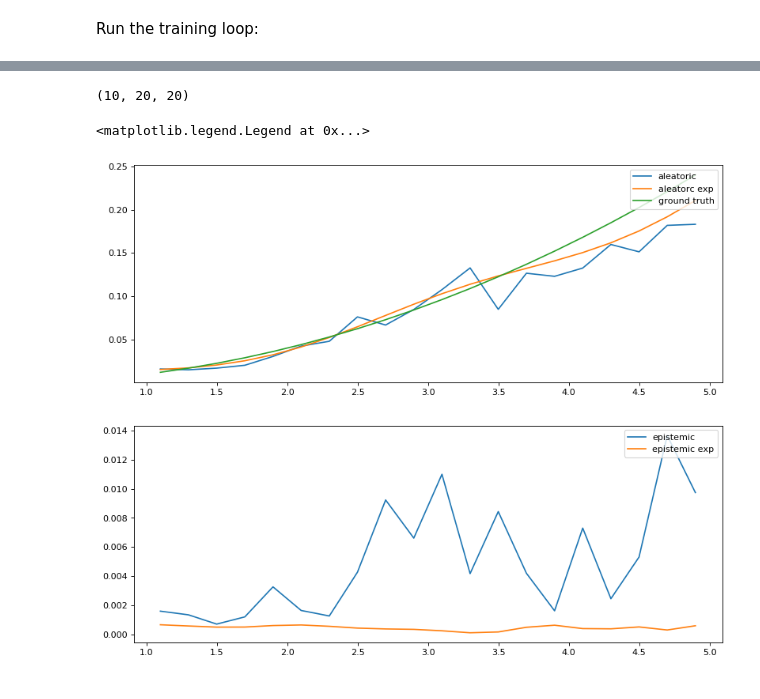
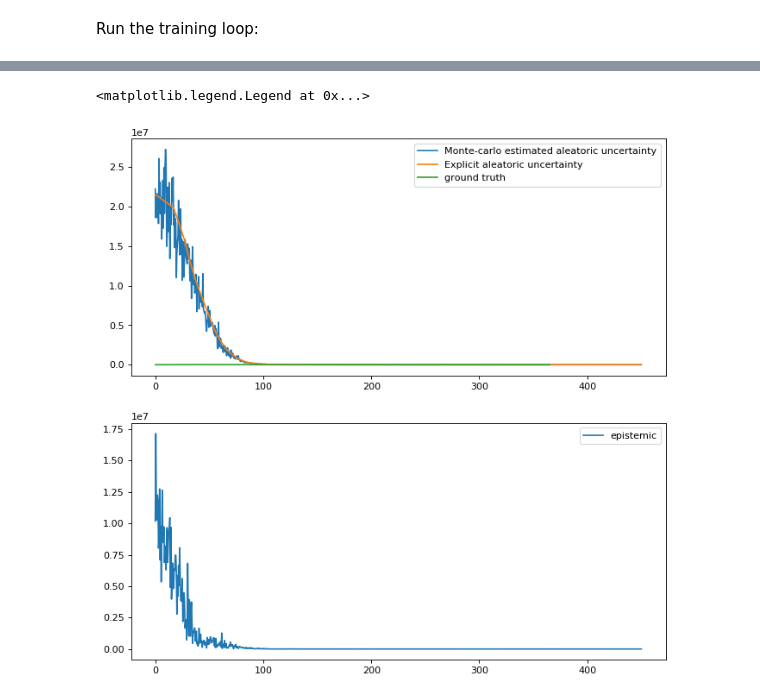
Before and after one commit to yardenas/ethz-safe-learning, a Jupyter notebook: development/model_sanity_check.ipynb, the cells around one changed output, grey strips where cells are left out. Cells and saved outputs as stored; diff of their text form; code cells hidden in the pictures.

```diff
--- a/development/model_sanity_check.ipynb
+++ b/development/model_sanity_check.ipynb
@@ -139,6 +109,7 @@ ax.legend()
 # %%
-pred = np.reshape(pred,
-                  (model.ensemble_size, n_particles, time.shape[0]))
-# # For more details on decomposition of uncertainties: http://proceedings.mlr.press/v80/depeweg18a/depeweg18a.pdf
-aleatoric_uncertainty = np.mean(np.std(pred, axis=1) ** 2, axis=0)
-epistemic_uncertainty = np.std(np.mean(pred, axis=1), axis=0) ** 2
+# For more details on decomposition of uncertainties: http://proceedings.mlr.press/v80/depeweg18a/depeweg18a.pdf
+preds = np.reshape(preds,
+                  (model.ensemble_size, n_particles, time_val.shape[0]))
+aleatoric_monte_carlo_uncertainty = np.mean(np.std(preds, axis=1) ** 2, axis=0)
+epistemic_monte_carlo_uncertainty = np.std(np.mean(preds, axis=1), axis=0) ** 2
+total_monte_carlo_uncertainty = aleatoric_monte_carlo_uncertainty + epistemic_monte_carlo_uncertainty
@@ -164,8 +132,0 @@ plt.show()
-# %%
-mus = np.reshape(mus,
-                  (model.ensemble_size, n_particles, time.shape[0]))
-sigmas = np.reshape(sigmas,
-                  (model.ensemble_size, n_particles, time.shape[0]))
-# # For more details on decomposition of uncertainties: http://proceedings.mlr.press/v80/depeweg18a/depeweg18a.pdf
-aleatoric_uncertainty = np.mean(sigmas ** 2, axis=(1, 0))
-epistemic_uncertainty = np.std(mus, axis=(1, 0)) ** 2
@@ -186,25 +133,19 @@ plt.show()
 # %%
 mus = np.reshape(mus,
-                  (model.ensemble_size, n_particles, x_val_vanilla.shape[0]))
+                  (model.ensemble_size, n_particles, time_val.shape[0]))
 sigmas = np.reshape(sigmas,
-                  (model.ensemble_size, n_particles, x_val_vanilla.shape[0]))
-preds = np.reshape(preds,
-                  (model.ensemble_size, n_particles, x_val_vanilla.shape[0]))
-aleatoric_uncertainty_explicit = np.mean(sigmas ** 2, axis=(0, 1))
-epistemic_uncertainty_explicit = np.std(mus, axis=(0, 1)) ** 2
-aleatoric_uncertainty = np.mean(np.std(preds, axis=1) ** 2, axis=0)
-epistemic_uncertainty = np.std(np.mean(preds, axis=1), axis=0) ** 2
-fig = plt.figure(figsize=(12, 10), dpi= 80, facecolor='w', edgecolor='k')
+                  (model.ensemble_size, n_particles, time_val.shape[0]))
+aleatoric_explicit_uncertainty = np.mean(sigmas ** 2, axis=(0, 1))
+# epistemic_uncertainty_explicit = np.std(mus, axis=(0, 1)) ** 2
+fig = plt.figure(figsize=(10, 10), dpi= 80, facecolor='w', edgecolor='k')
 ax1 = fig.add_subplot(211)
-ax1.plot(x_val_vanilla, aleatoric_uncertainty, label='aleatoric')
-ax1.plot(x_val_vanilla, aleatoric_uncertainty_explicit, label='aleatorc exp')
-ax1.plot(x_val_vanilla, (x_val_vanilla * noise) ** 2, label='ground truth')
+ax1.plot(time_val, aleatoric_monte_carlo_uncertainty, label='Monte-carlo estimated aleatoric uncertainty')
+ax1.plot(time_val, aleatoric_explicit_uncertainty, label='Explicit aleatoric uncertainty')
+ax1.plot(time, (infected_people * noise) ** 2, label='ground truth')
 ax1.legend(loc='upper right', fontsize='medium')
 ax2 = fig.add_subplot(212)
-ax2.plot(x_val_vanilla, epistemic_uncertainty, label='epistemic')
-ax2.plot(x_val_vanilla, epistemic_uncertainty_explicit, label='epistemic exp')
+ax2.plot(time_val, epistemic_monte_carlo_uncertainty, label='epistemic')
 ax2.legend(loc='upper right', fontsize='medium')
 # %% [output]
-(10, 20, 20)
+<matplotlib.legend.Legend at 0x...>
-<matplotlib.legend.Legend at 0x...>
-[figure, old version]
+[figure, new version]
```
Also changed, not shown: parts of 10 cells of this notebook.
